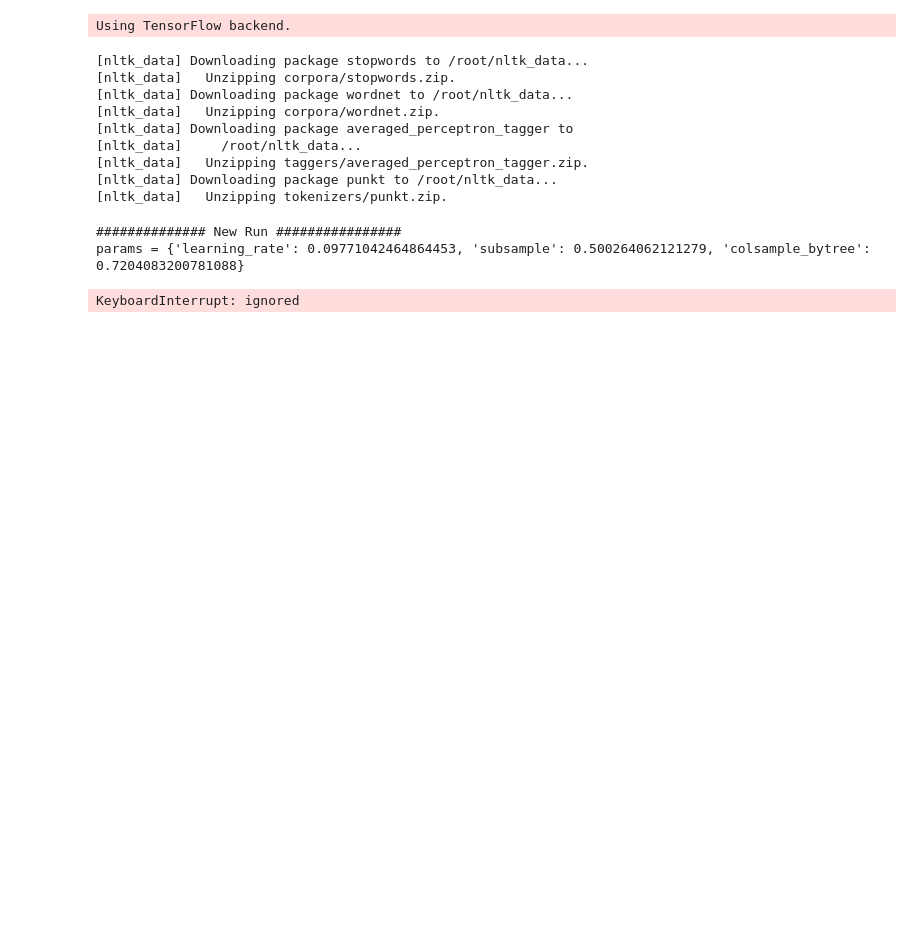
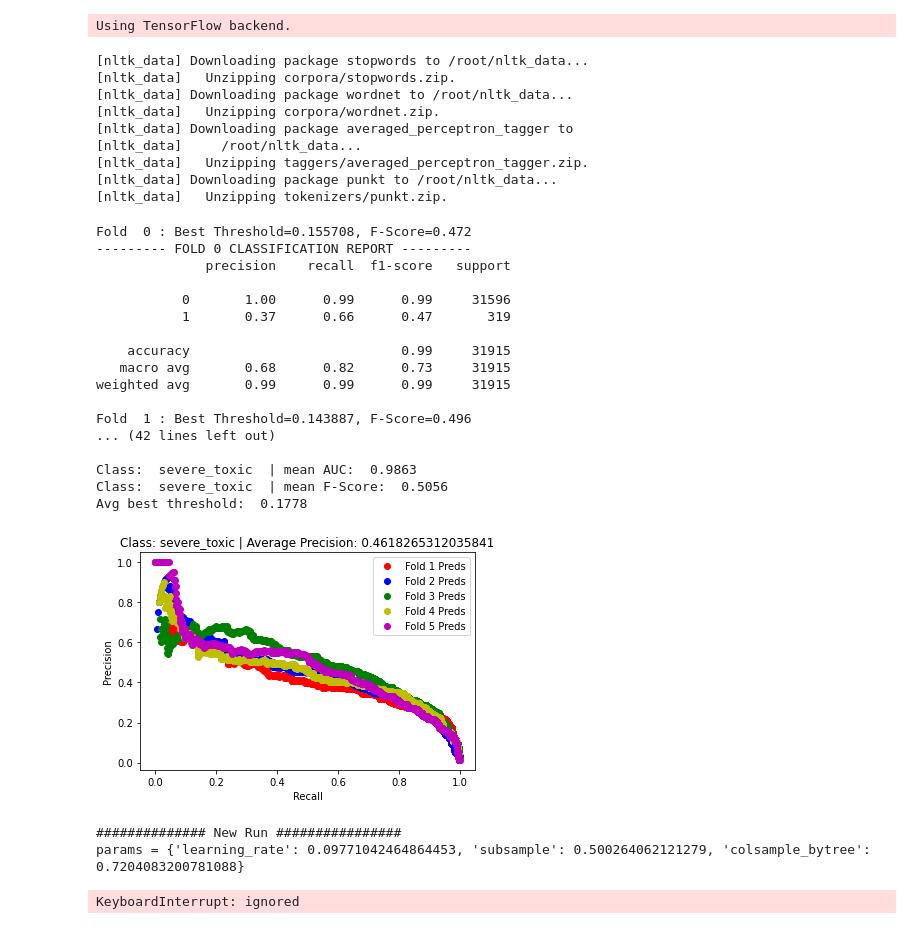
Before and after one commit to markerenberg/Toxic-Comment-Classification, a Jupyter notebook: RandomForest_SMOTE_SMBO.ipynb, the cells around one changed output. Drawn from its saved outputs; the diff is of its cells as text; code cells hidden in the pictures; blank space fills up the shorter version.

```diff
--- a/RandomForest_SMOTE_SMBO.ipynb
+++ b/RandomForest_SMOTE_SMBO.ipynb
@@ -276,7 +277,7 @@ Using TensorFlow backend.
 ################### Feature Engineering ###################
 
 # TF-IDF Vectorizer
-train_text = train['clean_lemmed_str']
+train_text = train['clean_comments']
 
 word_vectorizer = TfidfVectorizer(
     #min_df = 3,
@@ -433,7 +434,7 @@ xgb_params = {
     "num_leaves": 31
 }
 # %%
-##### Make predictions using 5-fold CV, plot PR curve#####
+##### Make predictions using 5-fold CV and LGB/XGB, plot PR curve #####
 resp = 'severe_toxic'
 training_labels = train[resp]
 seed = 1234
@@ -461,7 +462,7 @@ for n_fold, (trn_idx, val_idx) in enumerate(folds.split(train_features, training
     #pipeline = Pipeline(steps=steps)
     # evaluate pipeline
     X_re, y_re = under.fit_resample(train_features[trn_idx],training_labels[trn_idx])
-    #X_re, y_re = under.fit_resample(X_re,y_re)
+    #X_re, y_re = over.fit_resample(X_re,y_re)
     X_train = X_re
     y_train = y_re
   else:
@@ -470,7 +471,7 @@ for n_fold, (trn_idx, val_idx) in enumerate(folds.split(train_features, training
   if use_lgb:
     trn_lgbset = lgb.Dataset(X_train, free_raw_data=False)
     trn_lgbset.set_label(y_train)
-    lgb_rounds = 500
+    lgb_rounds = 200
     #weight_ratio = np.sum(training_labels[trn_idx] == 0) / np.sum(training_labels[trn_idx] == 1)
     #lgb_params['scale_pos_weight'] = weight_ratio
     model = lgb.train(params=lgb_params,
@@ -502,37 +503,56 @@ for n_fold, (trn_idx, val_idx) in enumerate(folds.split(train_features, training
   thresholds.append(thresh)
   # Find optimal threshold
   fscore = (2 * prec * recal) / (prec + recal)
   # locate the index of the largest f score
   ix = np.argmax(fscore)
   print('Fold ', n_fold, ':','Best Threshold=%f, F-Score=%.3f' % (thresh[ix], fscore[ix]))
   best_t.append(thresh[ix])
   f_scores.append(fscore[ix])
   # Print classification report using best threshold (as identified thru CV)
   preds=(class_pred[val_idx]>= thresh[ix]).astype(int)
   print("--------- FOLD {} CLASSIFICATION REPORT ---------".format(n_fold))
   print(classification_report(training_labels[val_idx], preds))
   #### MISTAKES WERE MADE ####
-  y_val = training_labels[val_idx]
-  true_comments = [train['comment_text'][idx] for idx in y_val.index]
-  y_trues = y_val.reset_index(drop=True)
-  errors = pd.Series([preds.item(idx) for idx in range(len(preds)) if preds.item(idx) != y_trues[idx]])
-  error_comments = pd.Series([true_comments[idx] for idx in range(len(preds)) if preds.item(idx) != y_trues[idx]])
-  error_df = pd.DataFrame({'Errors':errors,'Comments':error_comments})
-  error_df.to_csv("{}_errors_fold{}.csv".format(resp,n_fold),index=False)
+  #y_val = training_labels[val_idx]
+  #true_comments = [train['comment_text'][idx] for idx in y_val.index]
+  #y_trues = y_val.reset_index(drop=True)
+  #errors = pd.Series([preds.item(idx) for idx in range(len(preds)) if preds.item(idx) != y_trues[idx]])
+  #error_comments = pd.Series([true_comments[idx] for idx in range(len(preds)) if preds.item(idx) != y_trues[idx]])
+  #error_df = pd.DataFrame({'Errors':errors,'Comments':error_comments})
+  #error_df.to_csv("{}_errors_fold{}.csv".format(resp,n_fold),index=False)
 
 # Print out mean AUC score
 print("Class: ",resp,' | mean AUC: ',str(round(np.mean(auc),4)))
 print("Class: ",resp,' | mean F-Score: ',str(round(np.mean(f_scores),4)))
 print("Avg best threshold: ",str(round(np.mean(best_t),4)))
 # Plot precision-recall curve
 plt.figure()
 plt.plot(recall[0], precision[0], 'ro', linewidth=2,label='Fold 1 Preds')
 plt.plot(recall[1], precision[1], 'bo', linewidth=2,label='Fold 2 Preds')
 plt.plot(recall[2], precision[2], 'go', linewidth=2,label='Fold 3 Preds')
 plt.plot(recall[3], precision[3], 'yo', linewidth=2,label='Fold 4 Preds')
 plt.plot(recall[4], precision[4], 'mo', linewidth=2,label='Fold 5 Preds')
 plt.xlabel('Recall')
 plt.ylabel('Precision')
 plt.title('Class: '+resp+' | Average Precision: '+str(average_precision_score(training_labels,class_pred,average='weighted')))
 plt.legend()
 plt.show()
+# %% [output]
+Fold  0 : Best Threshold=0.155708, F-Score=0.472
+--------- FOLD 0 CLASSIFICATION REPORT ---------
+              precision    recall  f1-score   support
+
+           0       1.00      0.99      0.99     31596
+           1       0.37      0.66      0.47       319
+
+    accuracy                           0.99     31915
+   macro avg       0.68      0.82      0.73     31915
+weighted avg       0.99      0.99      0.99     31915
+
+Fold  1 : Best Threshold=0.143887, F-Score=0.496
+... (42 lines left out)
+
+Class:  severe_toxic  | mean AUC:  0.9863
+Class:  severe_toxic  | mean F-Score:  0.5056
+Avg best threshold:  0.1778
+[figure, added]
```
Also changed, not shown: parts of 3 cells of this notebook.
